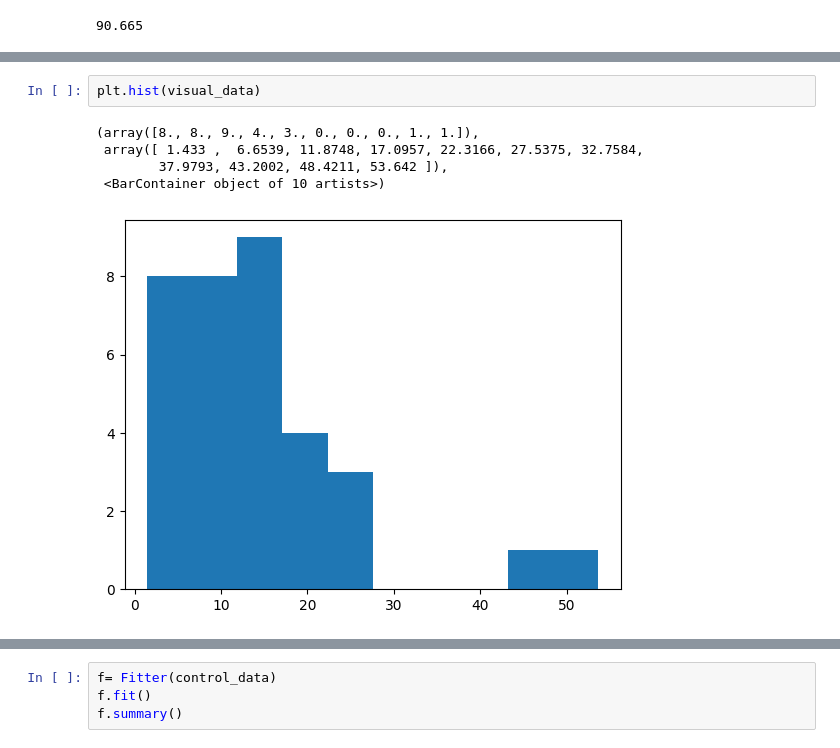
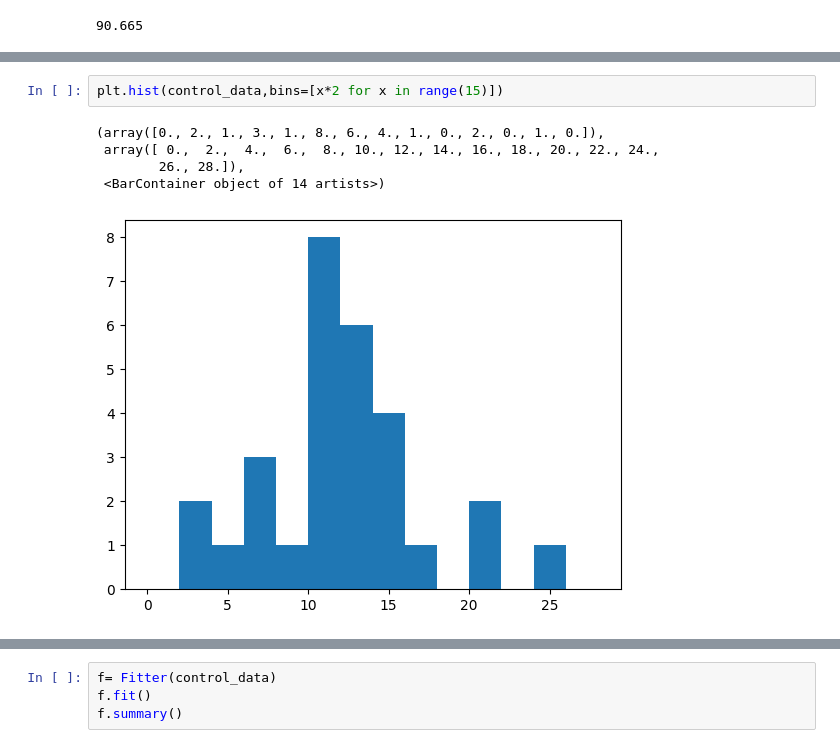
Before and after one commit to farahdian/dataanalysis, a Jupyter notebook: visual-nudges.ipynb, the cells around one changed output, grey strips where cells are left out. Cells and saved outputs as stored; diff of their text form.

```diff
--- a/visual-nudges.ipynb
+++ b/visual-nudges.ipynb
@@ -164,8 +165,8 @@ plt.hist(control_data)
-# %%
-plt.hist(visual_data)
-# %% [output]
-(array([8., 8., 9., 4., 3., 0., 0., 0., 1., 1.]),
- array([ 1.433 ,  6.6539, 11.8748, 17.0957, 22.3166, 27.5375, 32.7584,
-        37.9793, 43.2002, 48.4211, 53.642 ]),
- <BarContainer object of 10 artists>)
-[figure, removed]
+# %%
+plt.hist(control_data,bins=[x*2 for x in range(15)])
+# %% [output]
+(array([0., 2., 1., 3., 1., 8., 6., 4., 1., 0., 2., 0., 1., 0.]),
+ array([ 0.,  2.,  4.,  6.,  8., 10., 12., 14., 16., 18., 20., 22., 24.,
+        26., 28.]),
+ <BarContainer object of 14 artists>)
+[figure, added]
```
Also changed, not shown: parts of 16 cells of this notebook, 3 other files.
